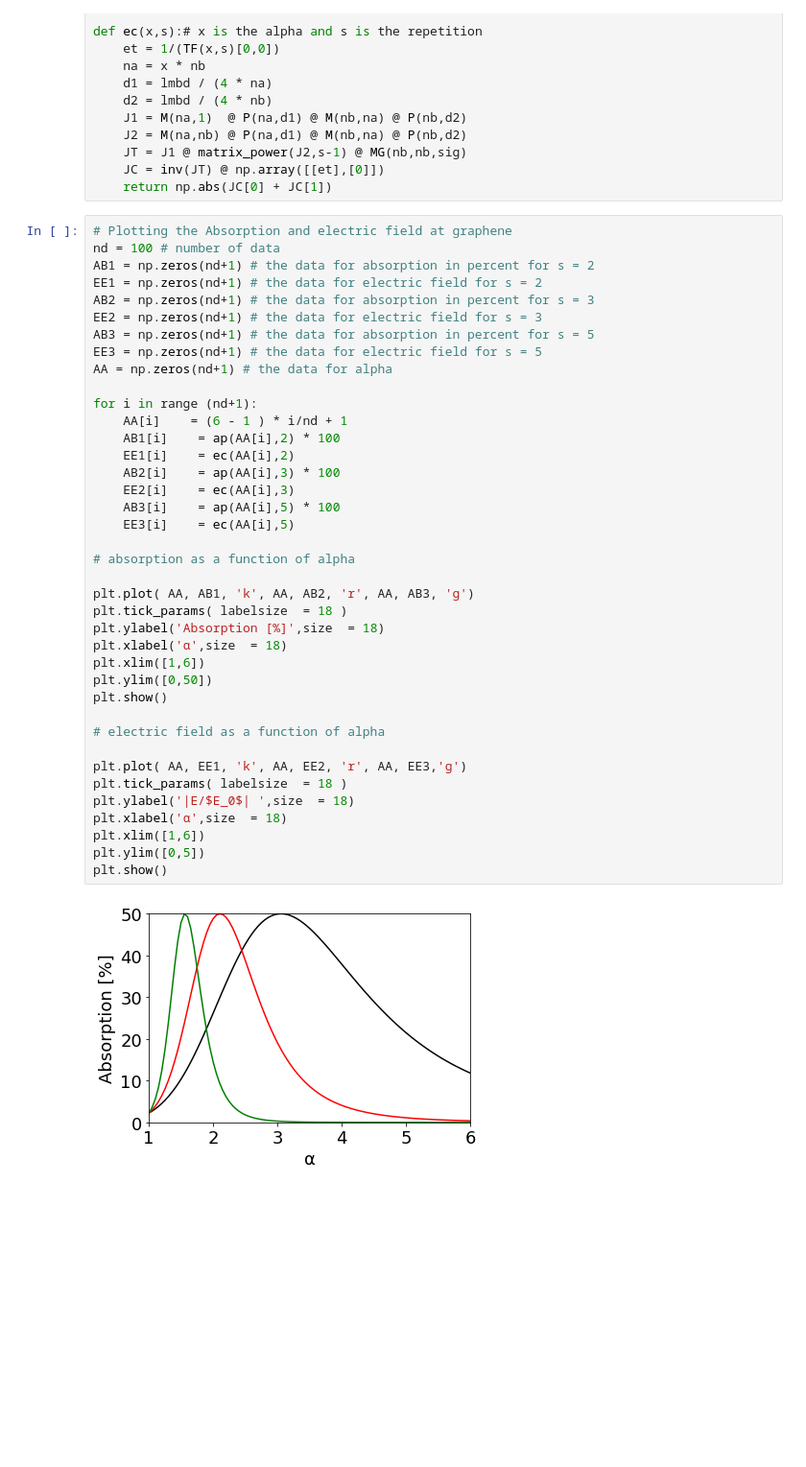
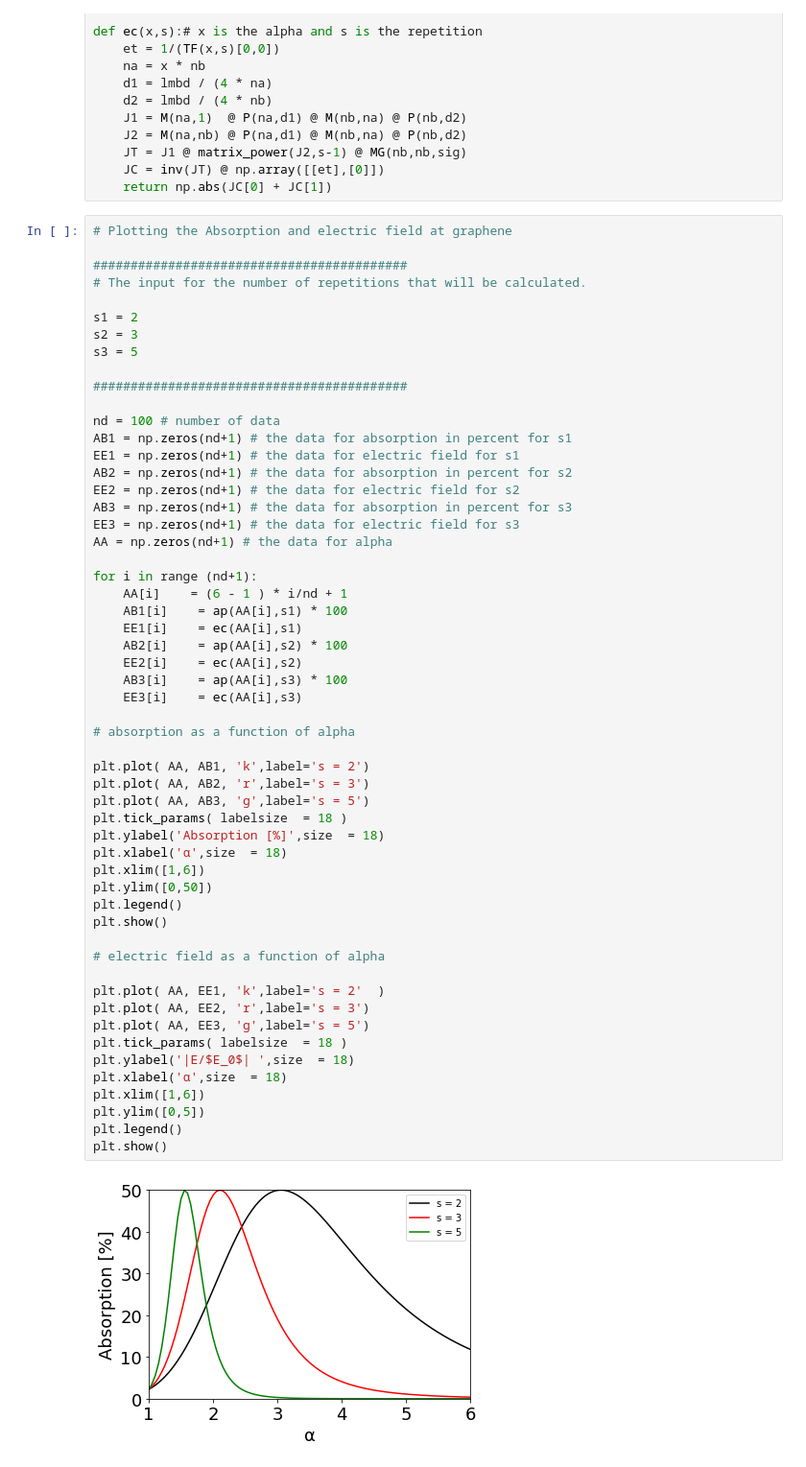
Before and after one commit to ukhtary30/transfer-matrix, a Jupyter notebook: TF.ipynb, the cells around one changed output. Shown: that part at 96% size. Drawn from its saved outputs; the diff is of its cells as text; blank space fills up the shorter version.

```diff
--- a/TF.ipynb
+++ b/TF.ipynb
@@ -75,42 +74,58 @@ def ec(x,s):# x is the alpha and s is the repetition
     return np.abs(JC[0] + JC[1])
 # %%
 # Plotting the Absorption and electric field at graphene
+
+##########################################
+# The input for the number of repetitions that will be calculated.
+
+s1 = 2
+s2 = 3
+s3 = 5
+
+##########################################
+
 nd = 100 # number of data
-AB1 = np.zeros(nd+1) # the data for absorption in percent for s = 2
-EE1 = np.zeros(nd+1) # the data for electric field for s = 2
-AB2 = np.zeros(nd+1) # the data for absorption in percent for s = 3
-EE2 = np.zeros(nd+1) # the data for electric field for s = 3
-AB3 = np.zeros(nd+1) # the data for absorption in percent for s = 5
-EE3 = np.zeros(nd+1) # the data for electric field for s = 5
+AB1 = np.zeros(nd+1) # the data for absorption in percent for s1
+EE1 = np.zeros(nd+1) # the data for electric field for s1
+AB2 = np.zeros(nd+1) # the data for absorption in percent for s2
+EE2 = np.zeros(nd+1) # the data for electric field for s2
+AB3 = np.zeros(nd+1) # the data for absorption in percent for s3
+EE3 = np.zeros(nd+1) # the data for electric field for s3
 AA = np.zeros(nd+1) # the data for alpha
 
 for i in range (nd+1):
     AA[i]    = (6 - 1 ) * i/nd + 1
-    AB1[i]    = ap(AA[i],2) * 100
-    EE1[i]    = ec(AA[i],2)
-    AB2[i]    = ap(AA[i],3) * 100
-    EE2[i]    = ec(AA[i],3)
-    AB3[i]    = ap(AA[i],5) * 100
-    EE3[i]    = ec(AA[i],5)
+    AB1[i]    = ap(AA[i],s1) * 100
+    EE1[i]    = ec(AA[i],s1)
+    AB2[i]    = ap(AA[i],s2) * 100
+    EE2[i]    = ec(AA[i],s2)
+    AB3[i]    = ap(AA[i],s3) * 100
+    EE3[i]    = ec(AA[i],s3)
 
 # absorption as a function of alpha
 
-plt.plot( AA, AB1, 'k', AA, AB2, 'r', AA, AB3, 'g')
+plt.plot( AA, AB1, 'k',label='s = 2')
+plt.plot( AA, AB2, 'r',label='s = 3')
+plt.plot( AA, AB3, 'g',label='s = 5')
 plt.tick_params( labelsize  = 18 )
 plt.ylabel('Absorption [%]',size  = 18)
 plt.xlabel('α',size  = 18)
 plt.xlim([1,6])
 plt.ylim([0,50])
+plt.legend()
 plt.show()
 
 # electric field as a function of alpha
 
-plt.plot( AA, EE1, 'k', AA, EE2, 'r', AA, EE3,'g')
+plt.plot( AA, EE1, 'k',label='s = 2'  )
+plt.plot( AA, EE2, 'r',label='s = 3')
+plt.plot( AA, EE3, 'g',label='s = 5')
 plt.tick_params( labelsize  = 18 )
 plt.ylabel('|E/$E_0$| ',size  = 18)
 plt.xlabel('α',size  = 18)
 plt.xlim([1,6])
 plt.ylim([0,5])
+plt.legend()
 plt.show()
 # %% [output]
-[figure, old version]
+[figure, new version]
```
Also changed, not shown: parts of 2 cells of this notebook.
